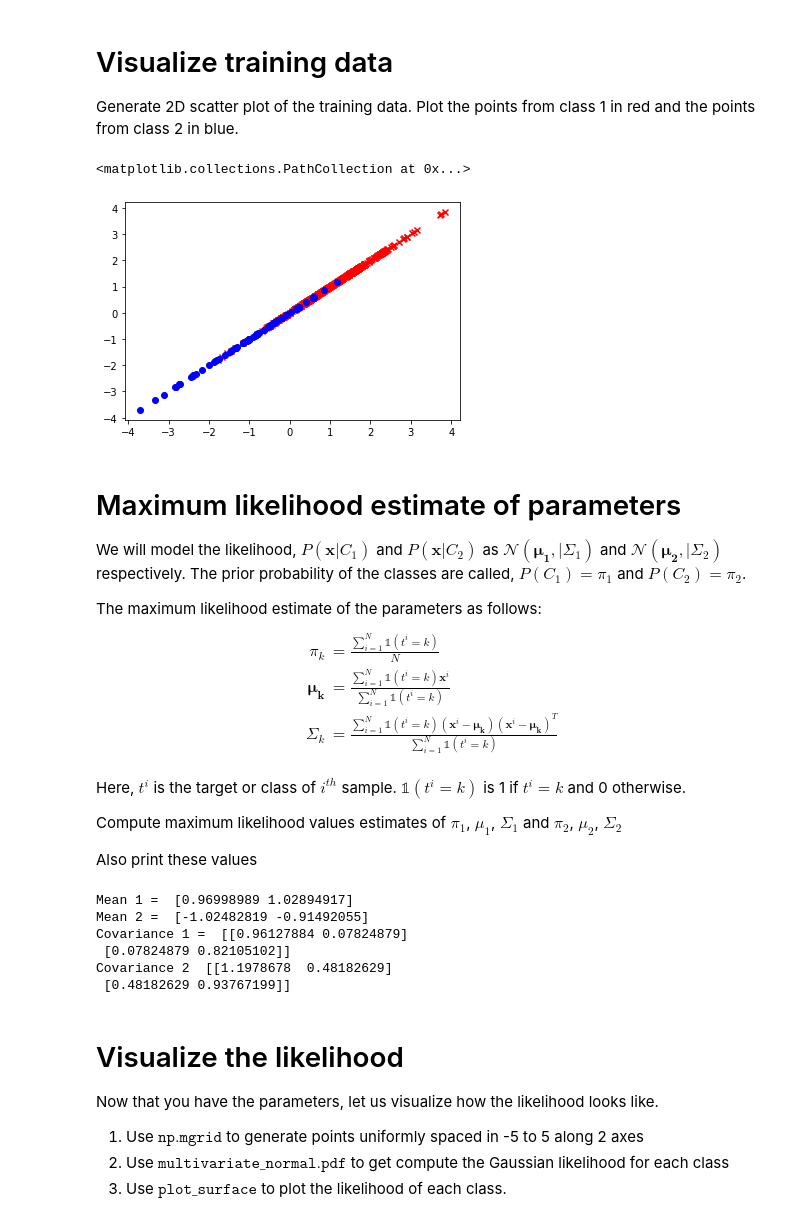
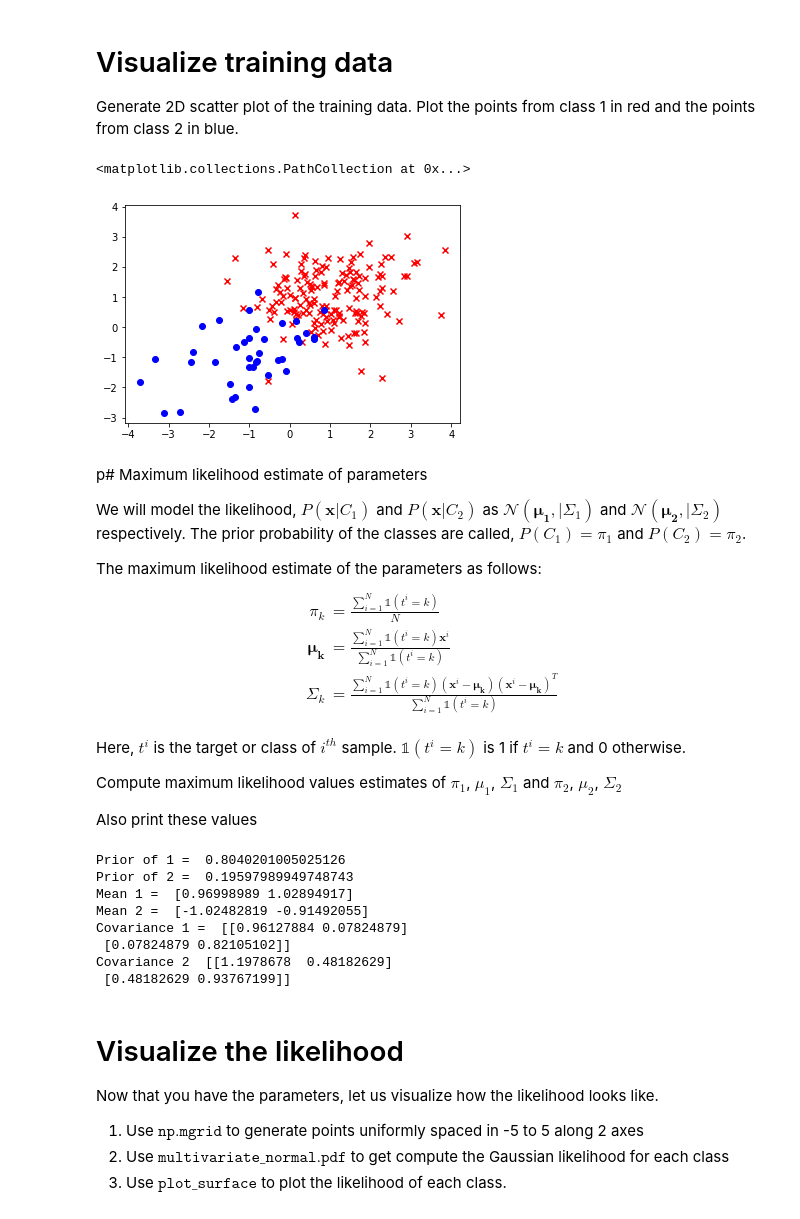
Before and after one commit to Shruti-codes/SHALA2020, a Jupyter notebook: Bayesian_Decision_Theory.ipynb, the cells around one changed output. Saved outputs shown, nothing was run; the diff lists cells and outputs as text; code cells hidden in the pictures.

```diff
--- a/Bayesian_Decision_Theory.ipynb
+++ b/Bayesian_Decision_Theory.ipynb
@@ -24,13 +24,13 @@ class2_train = pd.read_csv('https://raw.githubusercontent.com/shala2020/shala202
 # Visualize training data
 Generate 2D scatter plot of the training data. Plot the points from class 1 in red and the points from class 2 in blue.
 # %%
-plt.scatter(class1_train, class1_train , c='r' ,marker='x')
-plt.scatter(class2_train, class2_train , c='b' ,marker='o')
+plt.scatter(class1_train[:,0], class1_train[:,1] , c='r' ,marker='x')
+plt.scatter(class2_train[:,0], class2_train[:,1] , c='b' ,marker='o')
 # %% [output]
 <matplotlib.collections.PathCollection at 0x...>
-[figure, old version]
+[figure, new version]
 # %% [markdown]
-# Maximum likelihood estimate of parameters
+p# Maximum likelihood estimate of parameters
 
 We will model the likelihood, $P(\mathbf{x}|C_1)$ and $P(\mathbf{x}|C_2)$ as $\mathcal{N}(\mathbf{\mu_1},|\Sigma_1)$ and $\mathcal{N}(\mathbf{\mu_2},|\Sigma_2)$ respectively. The prior probability of the classes are called, $P(C_1)=\pi_1$ and $P(C_2)=\pi_2$.
 
@@ -47,17 +47,24 @@ Compute maximum likelihood values estimates of $\pi_1$, $\mu_1$, $\Sigma_1$ and
 
 Also print these values
 # %%
+prior1 = len(class1_train) / (len(class1_train) + len(class2_train))
+prior2 = len(class2_train) / (len(class1_train) + len(class2_train))
+
 mean1 =  class1_train.mean(axis = 0)
 mean2 = class2_train.mean(axis = 0)
 
 sigma1 = np.cov(class1_train.T)
 sigma2 = np.cov(class2_train.T)
 
+print("Prior of 1 = ", prior1)
+print("Prior of 2 = ", prior2)
 print("Mean 1 = ", mean1)
 print("Mean 2 = ", mean2)
 print("Covariance 1 = ", sigma1)
 print("Covariance 2 ", sigma2)
 # %% [output]
+Prior of 1 =  0.8040201005025126
+Prior of 2 =  0.19597989949748743
 Mean 1 =  [0.96998989 1.02894917]
 Mean 2 =  [-1.02482819 -0.91492055]
 Covariance 1 =  [[0.96127884 0.07824879]
```
Also changed, not shown: parts of 3 cells of this notebook.
